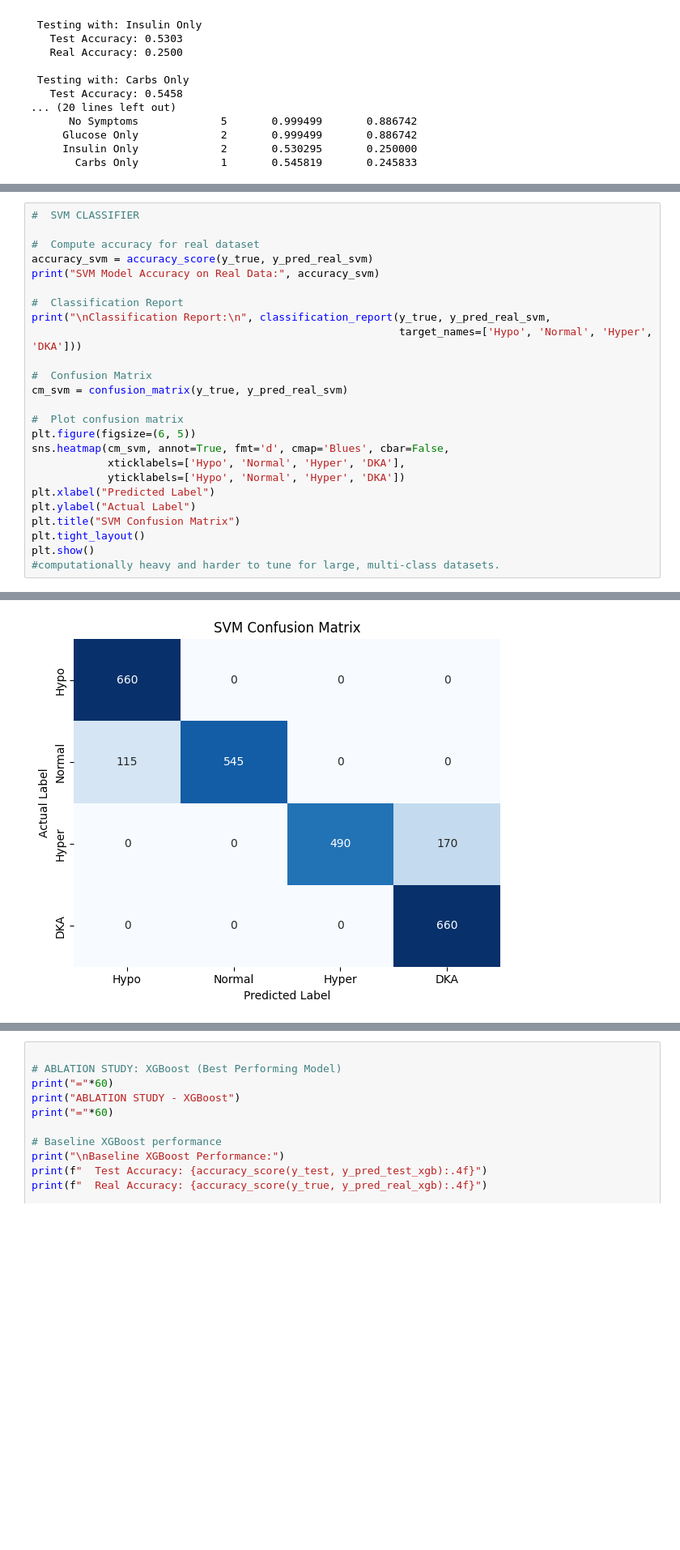
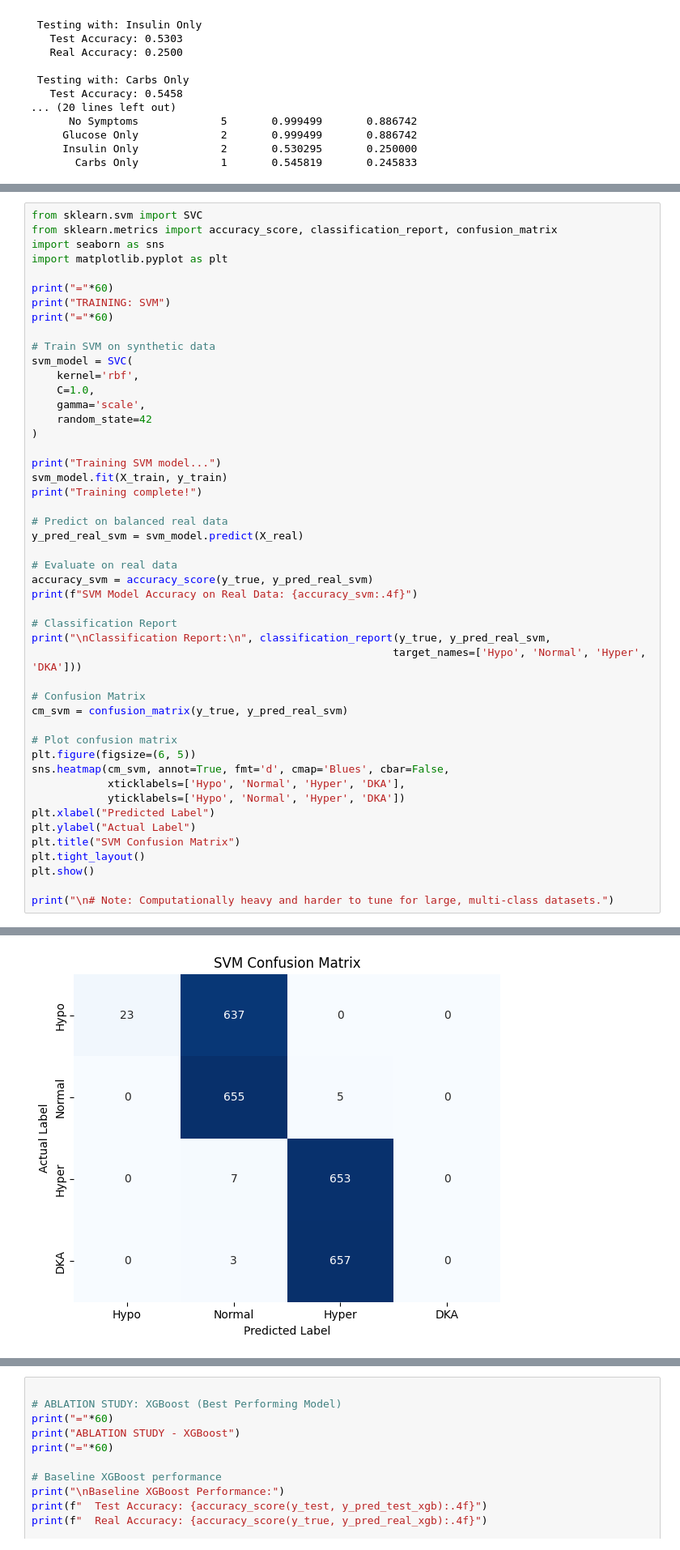
Before and after one commit to M-Bless/Diabetes-project, a Jupyter notebook: diabetes_analysis_train.ipynb, the cells around one changed output, grey strips where cells are left out. Shown at 81% size. Saved outputs shown, nothing was run; the diff lists cells and outputs as text; blank space fills up the shorter version.

```diff
--- a/diabetes_analysis_train.ipynb
+++ b/diabetes_analysis_train.ipynb
@@ -977,18 +1004,40 @@ weighted avg       1.00      1.00      1.00      2640
 # %%
-#  SVM CLASSIFIER
+from sklearn.svm import SVC
+from sklearn.metrics import accuracy_score, classification_report, confusion_matrix
+import seaborn as sns
+import matplotlib.pyplot as plt
 
-#  Compute accuracy for real dataset
+print("="*60)
+print("TRAINING: SVM")
+print("="*60)
+
+# Train SVM on synthetic data
+svm_model = SVC(
+    kernel='rbf',
+    C=1.0,
+    gamma='scale',
+    random_state=42
+)
+
+print("Training SVM model...")
+svm_model.fit(X_train, y_train)
+print("Training complete!")
+
+# Predict on balanced real data
+y_pred_real_svm = svm_model.predict(X_real)
+
+# Evaluate on real data
 accuracy_svm = accuracy_score(y_true, y_pred_real_svm)
-print("SVM Model Accuracy on Real Data:", accuracy_svm)
+print(f"SVM Model Accuracy on Real Data: {accuracy_svm:.4f}")
 
-#  Classification Report
+# Classification Report
 print("\nClassification Report:\n", classification_report(y_true, y_pred_real_svm,
-                                                          target_names=['Hypo', 'Normal', 'Hyper', 'DKA']))
+                                                         target_names=['Hypo', 'Normal', 'Hyper', 'DKA']))
 
-#  Confusion Matrix
+# Confusion Matrix
 cm_svm = confusion_matrix(y_true, y_pred_real_svm)
 
-#  Plot confusion matrix
+# Plot confusion matrix
 plt.figure(figsize=(6, 5))
 sns.heatmap(cm_svm, annot=True, fmt='d', cmap='Blues', cbar=False,
             xticklabels=['Hypo', 'Normal', 'Hyper', 'DKA'],
@@ -998,5 +1047,6 @@ plt.ylabel("Actual Label")
 plt.title("SVM Confusion Matrix")
 plt.tight_layout()
 plt.show()
-#computationally heavy and harder to tune for large, multi-class datasets.
+
+print("\n# Note: Computationally heavy and harder to tune for large, multi-class datasets.")
 # %% [output]
@@ -1016 +1071 @@ weighted avg       0.91      0.89      0.89      2640
-[figure, old version]
+[figure, new version]
```
Also changed, not shown: parts of 8 cells of this notebook, 4 other files.
